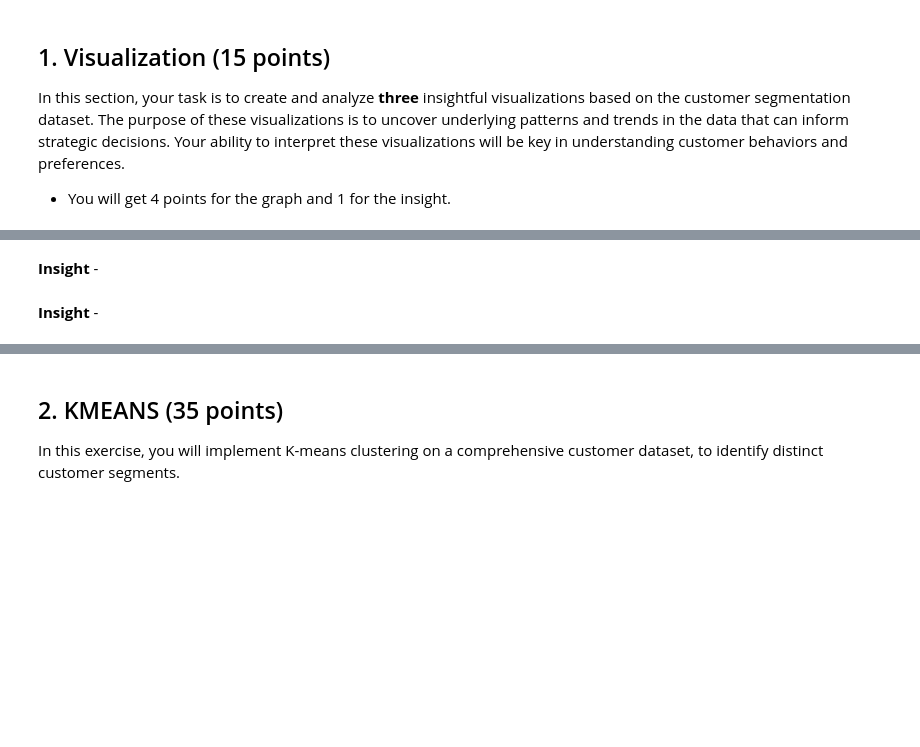
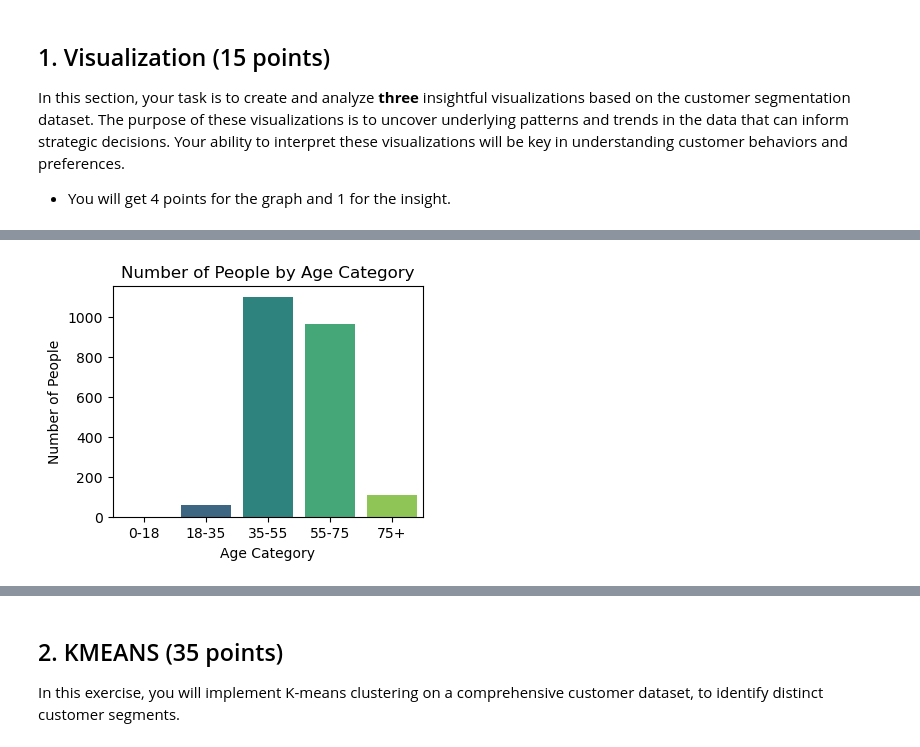
Before and after one commit to AbedShowgan/ML_HW, a Jupyter notebook: HW1_ML/ML_EX1.ipynb, the cells around one changed output, grey strips where cells are left out. Cells and saved outputs as stored; diff of their text form; code cells hidden in the pictures; blank space fills up the shorter version.

```diff
--- a/HW1_ML/ML_EX1.ipynb
+++ b/HW1_ML/ML_EX1.ipynb
@@ -45,2 +43,0 @@ In this section, your task is to create and analyze **three** insightful visuali
-# %% [markdown]
-**Insight** -
@@ -49,2 +44,30 @@ In this section, your task is to create and analyze **three** insightful visuali
-# %% [markdown]
-**Insight** -
+# %%
+# load the data
+# Provide the path to your Excel file
+path = 'C:\\Users\\user\\Dropbox\\Semester E\\Machine Learning\\HW\\HW1_ML\\customer_segmentation.csv'
+# a = 5
+# # Load data into a DataFrame
+data_frame = pd.read_csv(path)
+# Get the size of the DataFrame
+rows, columns = data.shape
+# %%
+# print(a)
+current_year = 2024
+data_frame['age'] = current_year - data_frame['Year_Birth']
+
+    # Define age categories
+bins = [0, 18, 35, 55, 75, data_frame['age'].max()]
+labels = ['0-18', '18-35', '35-55', '55-75', '75+']
+
+    # Add a new column for age category
+data_frame['age_category'] = pd.cut(data_frame['age'], bins=bins, labels=labels, right=False)
+
+    # Create a bar plot
+plt.figure(figsize=(4, 3))
+sns.countplot(x='age_category', data=data_frame, palette='viridis')
+plt.title('Number of People by Age Category')
+plt.xlabel('Age Category')
+plt.ylabel('Number of People')
+plt.show()
+# %% [output]
+[figure, added]
```
Also changed, not shown: parts of 11 cells of this notebook, 3 other files.
